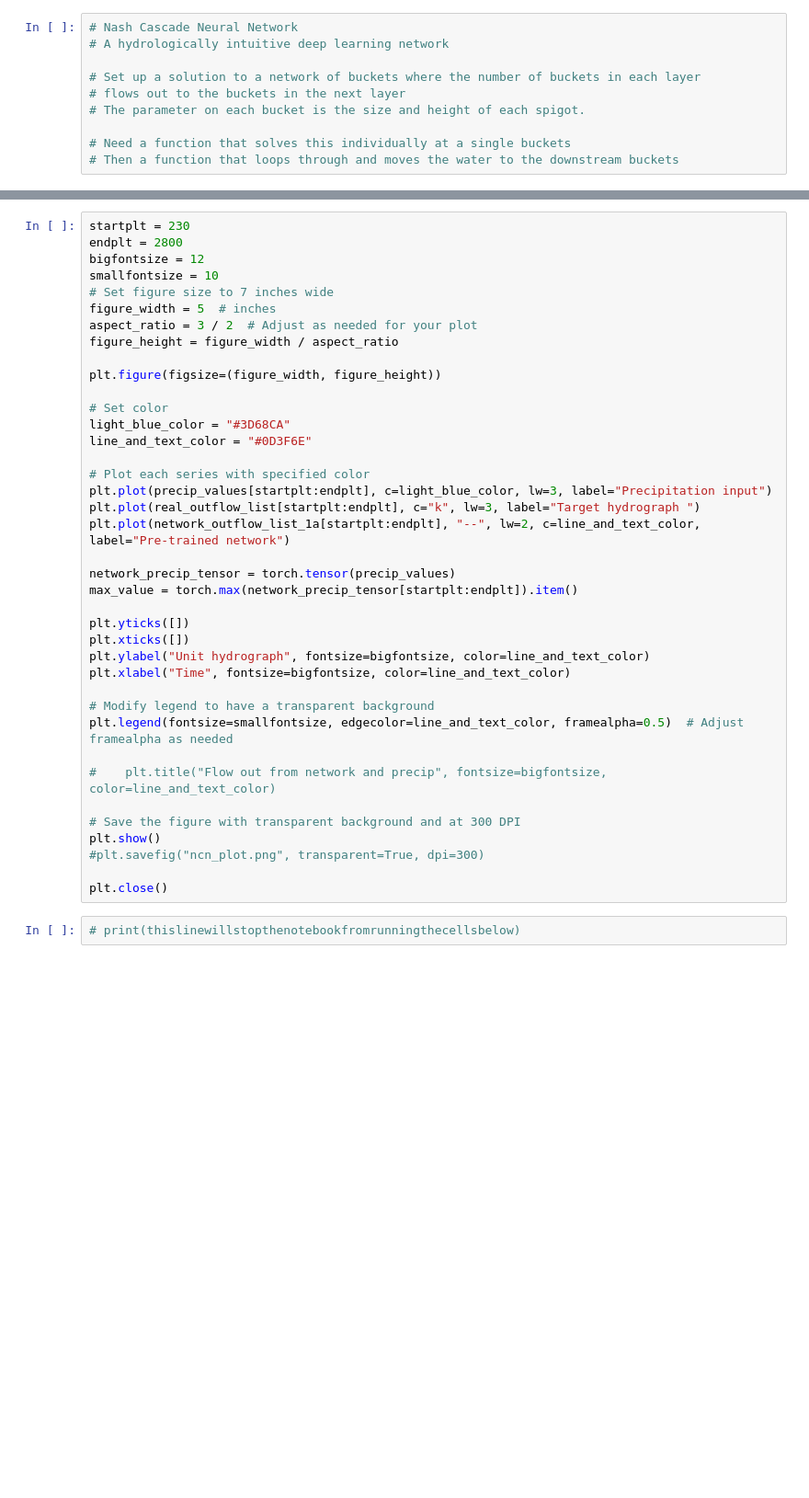
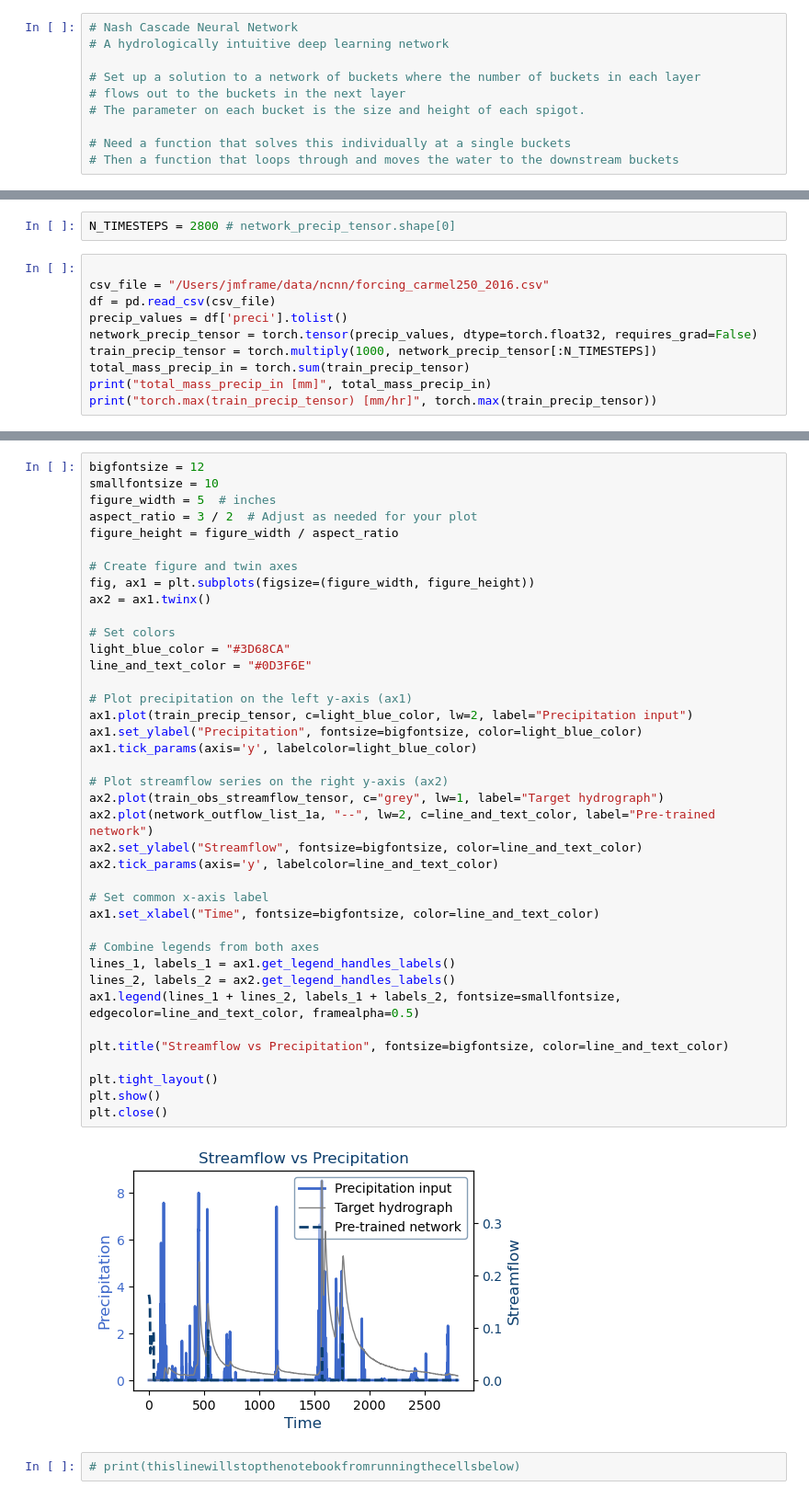
Before and after one commit to jmframe/nash_cascade_neural_network, a Jupyter notebook: carmello_run.ipynb, the cells around one changed output, grey strips where cells are left out. Shown at 92% size. Drawn from its saved outputs; the diff is of its cells as text; blank space fills up the shorter version.

Commit message:
training on real data

```diff
--- a/carmello_run.ipynb
+++ b/carmello_run.ipynb
@@ -44,0 +25,12 @@ N_TIMESTEPS
+# %%
+N_TIMESTEPS = 2800 # network_precip_tensor.shape[0]
+# %%
+
+csv_file = "/Users/jmframe/data/ncnn/forcing_carmel250_2016.csv"
+df = pd.read_csv(csv_file)
+precip_values = df['preci'].tolist()
+network_precip_tensor = torch.tensor(precip_values, dtype=torch.float32, requires_grad=False)
+train_precip_tensor = torch.multiply(1000, network_precip_tensor[:N_TIMESTEPS])
+total_mass_precip_in = torch.sum(train_precip_tensor)
+print("total_mass_precip_in [mm]", total_mass_precip_in)
+print("torch.max(train_precip_tensor) [mm/hr]", torch.max(train_precip_tensor))
@@ -132,41 +114,43 @@ origional_bucket_theta = copy.deepcopy(bucket_nn.theta.detach())
 # %%
-startplt = 230
-endplt = 2800
 bigfontsize = 12
 smallfontsize = 10
-# Set figure size to 7 inches wide
 figure_width = 5  # inches
 aspect_ratio = 3 / 2  # Adjust as needed for your plot
 figure_height = figure_width / aspect_ratio
 
-plt.figure(figsize=(figure_width, figure_height))
+# Create figure and twin axes
+fig, ax1 = plt.subplots(figsize=(figure_width, figure_height))
+ax2 = ax1.twinx()
 
-# Set color
+# Set colors
 light_blue_color = "#3D68CA"
 line_and_text_color = "#0D3F6E"
 
-# Plot each series with specified color
-plt.plot(precip_values[startplt:endplt], c=light_blue_color, lw=3, label="Precipitation input")
-plt.plot(real_outflow_list[startplt:endplt], c="k", lw=3, label="Target hydrograph ")
-plt.plot(network_outflow_list_1a[startplt:endplt], "--", lw=2, c=line_and_text_color, label="Pre-trained network")
+# Plot precipitation on the left y-axis (ax1)
+ax1.plot(train_precip_tensor, c=light_blue_color, lw=2, label="Precipitation input")
+ax1.set_ylabel("Precipitation", fontsize=bigfontsize, color=light_blue_color)
+ax1.tick_params(axis='y', labelcolor=light_blue_color)
 
-network_precip_tensor = torch.tensor(precip_values)
-max_value = torch.max(network_precip_tensor[startplt:endplt]).item()
+# Plot streamflow series on the right y-axis (ax2)
+ax2.plot(train_obs_streamflow_tensor, c="grey", lw=1, label="Target hydrograph")
+ax2.plot(network_outflow_list_1a, "--", lw=2, c=line_and_text_color, label="Pre-trained network")
+ax2.set_ylabel("Streamflow", fontsize=bigfontsize, color=line_and_text_color)
+ax2.tick_params(axis='y', labelcolor=line_and_text_color)
 
-plt.yticks([])
-plt.xticks([])
-plt.ylabel("Unit hydrograph", fontsize=bigfontsize, color=line_and_text_color)
-plt.xlabel("Time", fontsize=bigfontsize, color=line_and_text_color)
+# Set common x-axis label
+ax1.set_xlabel("Time", fontsize=bigfontsize, color=line_and_text_color)
 
-# Modify legend to have a transparent background
-plt.legend(fontsize=smallfontsize, edgecolor=line_and_text_color, framealpha=0.5)  # Adjust framealpha as needed
+# Combine legends from both axes
+lines_1, labels_1 = ax1.get_legend_handles_labels()
+lines_2, labels_2 = ax2.get_legend_handles_labels()
+ax1.legend(lines_1 + lines_2, labels_1 + labels_2, fontsize=smallfontsize, edgecolor=line_and_text_color, framealpha=0.5)
 
-#    plt.title("Flow out from network and precip", fontsize=bigfontsize, color=line_and_text_color)
+plt.title("Streamflow vs Precipitation", fontsize=bigfontsize, color=line_and_text_color)
 
-# Save the figure with transparent background and at 300 DPI
+plt.tight_layout()
 plt.show()
-#plt.savefig("ncn_plot.png", transparent=True, dpi=300)
-
 plt.close()
+# %% [output]
+[figure, added]
 # %%
 # print(thislinewillstopthenotebookfromrunningthecellsbelow)
```
Also changed, not shown: parts of 29 cells of this notebook, 1 other file.
